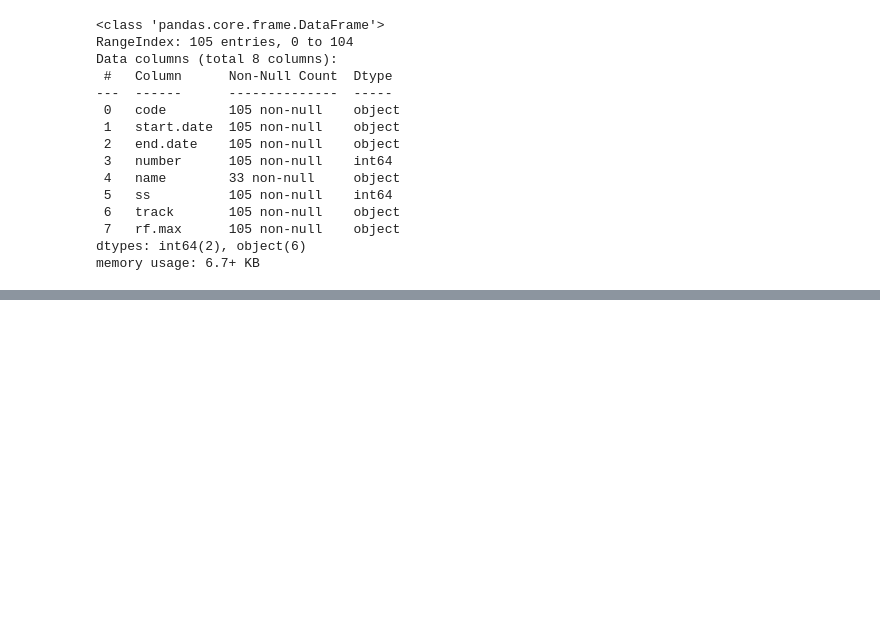
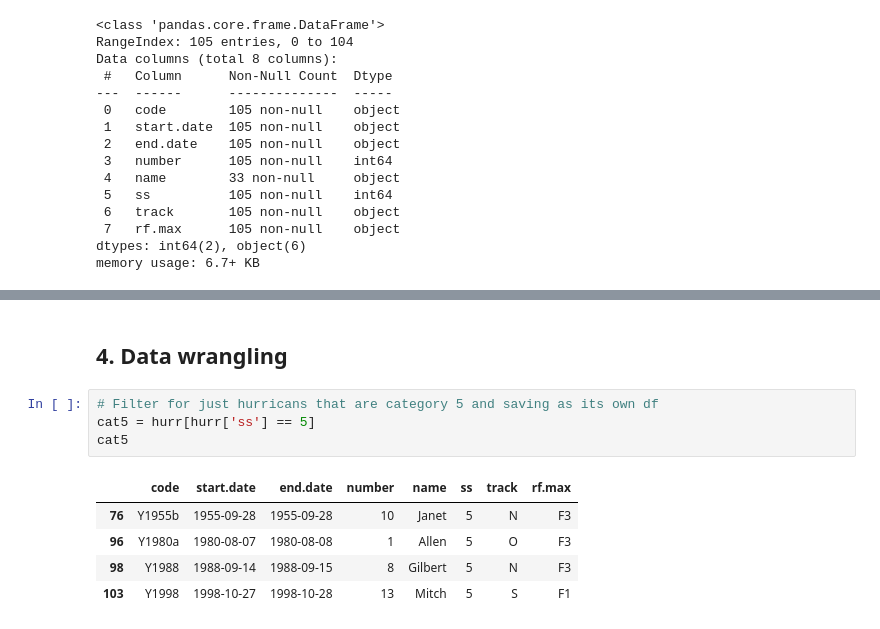
Before and after one commit to sofiasarak/eds220-sections, a Jupyter notebook: section-4-yucatan-hurricanes.ipynb, the cells around one changed output, grey strips where cells are left out. Cells and saved outputs as stored; diff of their text form; blank space fills up the shorter version.

```diff
--- a/section-4-yucatan-hurricanes.ipynb
+++ b/section-4-yucatan-hurricanes.ipynb
@@ -67,0 +78,12 @@ memory usage: 6.7+ KB
+# %% [markdown]
+## 4. Data wrangling
+# %%
+# Filter for just hurricans that are category 5 and saving as its own df
+cat5 = hurr[hurr['ss'] == 5]
+cat5
+# %% [output]
+|  | code | start.date | end.date | number | name | ss | track | rf.max |
+| 76 | Y1955b | 1955-09-28 | 1955-09-28 | 10 | Janet | 5 | N | F3 |
+| 96 | Y1980a | 1980-08-07 | 1980-08-08 | 1 | Allen | 5 | O | F3 |
+| 98 | Y1988 | 1988-09-14 | 1988-09-15 | 8 | Gilbert | 5 | N | F3 |
+| 103 | Y1998 | 1998-10-27 | 1998-10-28 | 13 | Mitch | 5 | S | F1 |
```
Also changed, not shown: parts of 16 cells of this notebook.
